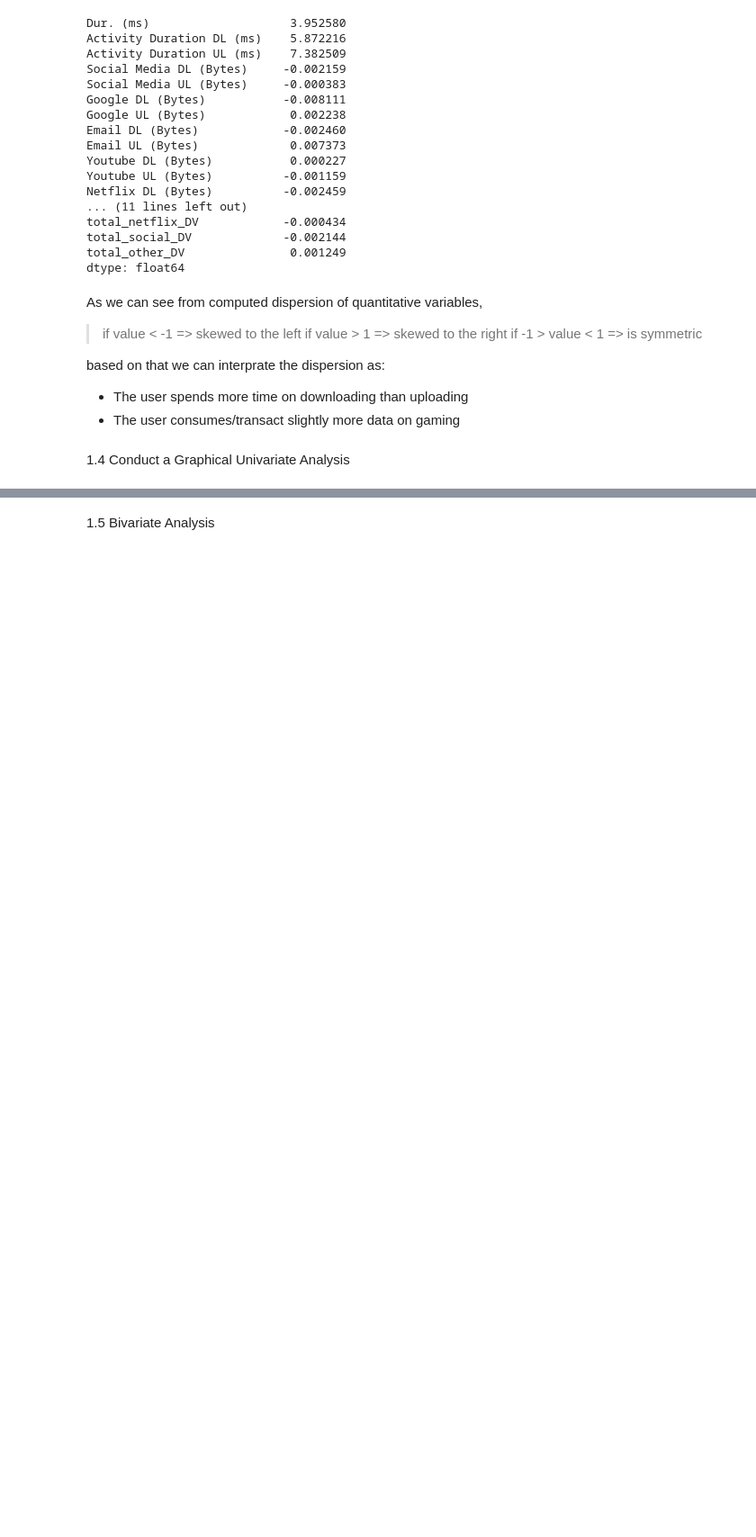
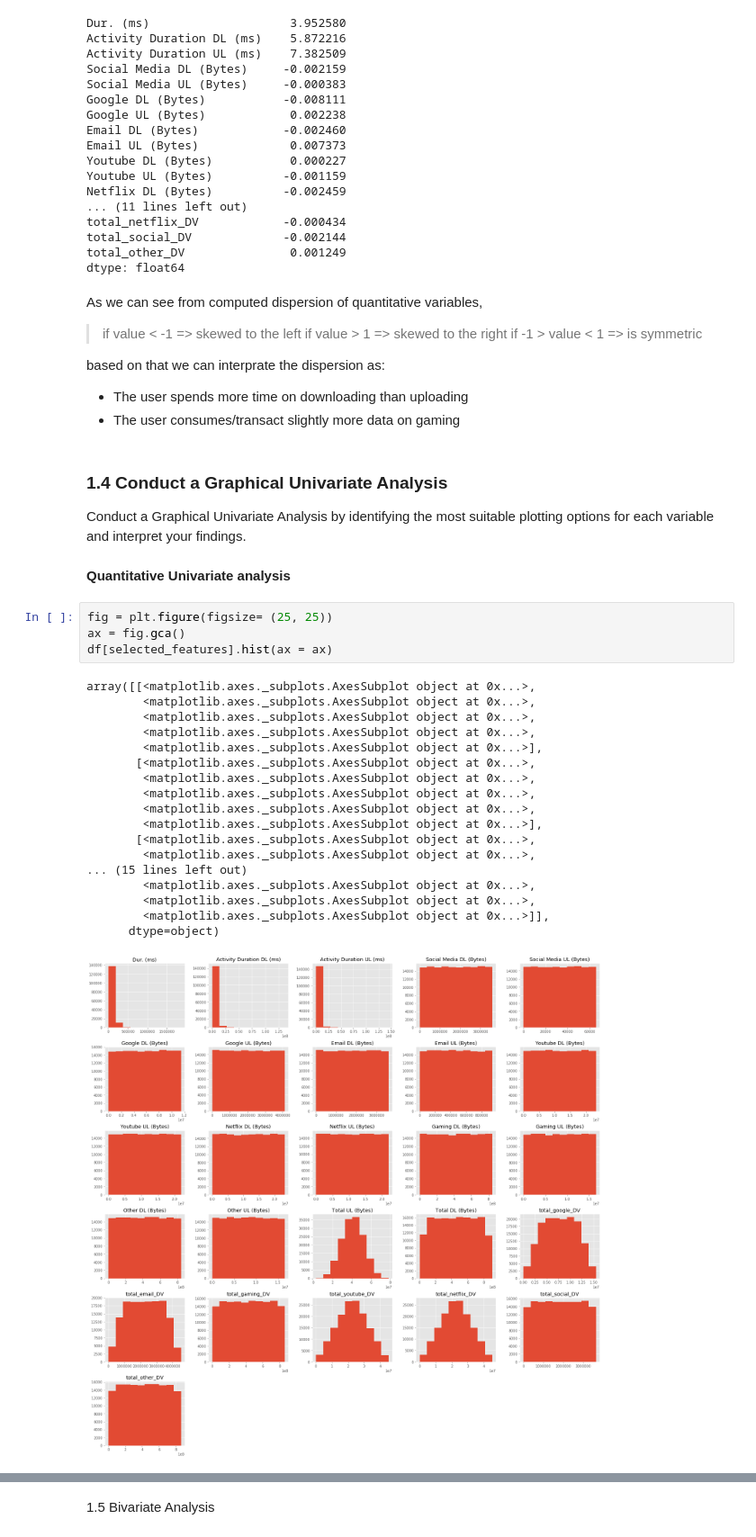
Before and after one commit to andyalex234/Telecom_User_Analytics, a Jupyter notebook: notebooks/user_overview_analysis.ipynb, the cells around one changed output, grey strips where cells are left out. Shown at 90% size. Drawn from its saved outputs; the diff is of its cells as text; blank space fills up the shorter version.

Commit message:
Done univariate analysis closes issue #3 and #4

```diff
--- a/notebooks/user_overview_analysis.ipynb
+++ b/notebooks/user_overview_analysis.ipynb
@@ -457,5 +459,31 @@ if -1 > value < 1 => is symmetric
 based on that we can interprate the dispersion as:
 - The user spends more time on downloading than uploading
 - The user consumes/transact slightly more data on gaming
-# %% [markdown]
-1.4 Conduct a Graphical Univariate Analysis
+# %% [markdown]
+### 1.4 Conduct a Graphical Univariate Analysis
+Conduct a Graphical Univariate Analysis by identifying the most suitable plotting options for each variable and interpret your findings.
+# %% [markdown]
+**Quantitative Univariate analysis**
+# %%
+fig = plt.figure(figsize= (25, 25))
+ax = fig.gca()
+df[selected_features].hist(ax = ax)
+# %% [output]
+array([[<matplotlib.axes._subplots.AxesSubplot object at 0x...>,
+        <matplotlib.axes._subplots.AxesSubplot object at 0x...>,
+        <matplotlib.axes._subplots.AxesSubplot object at 0x...>,
+        <matplotlib.axes._subplots.AxesSubplot object at 0x...>,
+        <matplotlib.axes._subplots.AxesSubplot object at 0x...>],
+       [<matplotlib.axes._subplots.AxesSubplot object at 0x...>,
+        <matplotlib.axes._subplots.AxesSubplot object at 0x...>,
+        <matplotlib.axes._subplots.AxesSubplot object at 0x...>,
+        <matplotlib.axes._subplots.AxesSubplot object at 0x...>,
+        <matplotlib.axes._subplots.AxesSubplot object at 0x...>],
+       [<matplotlib.axes._subplots.AxesSubplot object at 0x...>,
+        <matplotlib.axes._subplots.AxesSubplot object at 0x...>,
+... (15 lines left out)
+        <matplotlib.axes._subplots.AxesSubplot object at 0x...>,
+        <matplotlib.axes._subplots.AxesSubplot object at 0x...>,
+        <matplotlib.axes._subplots.AxesSubplot object at 0x...>]],
+      dtype=object)
+[figure, added]
```
Also changed, not shown: parts of 16 cells of this notebook, 3 other files.
